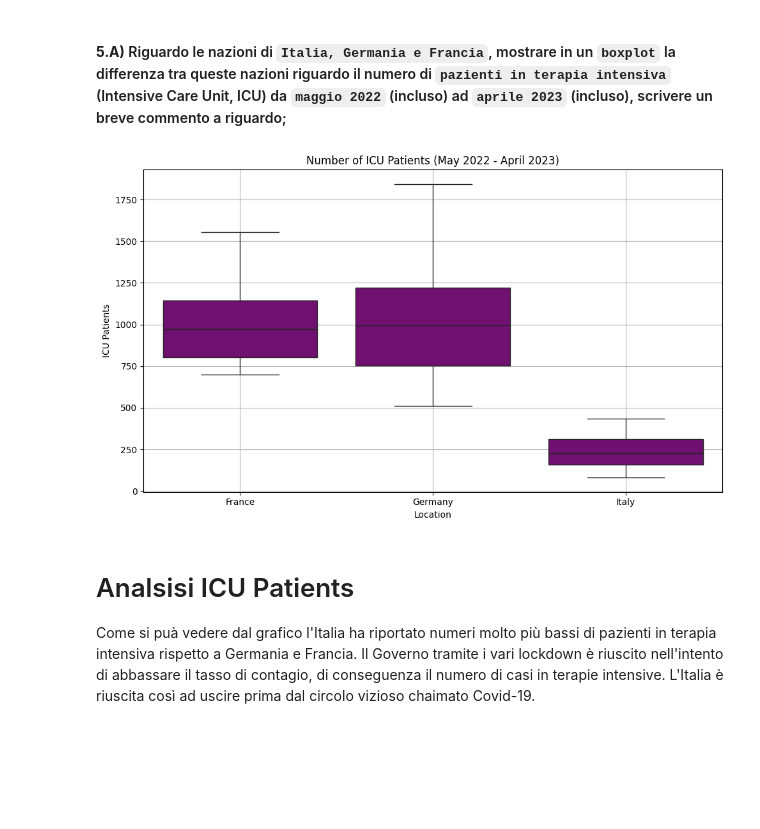
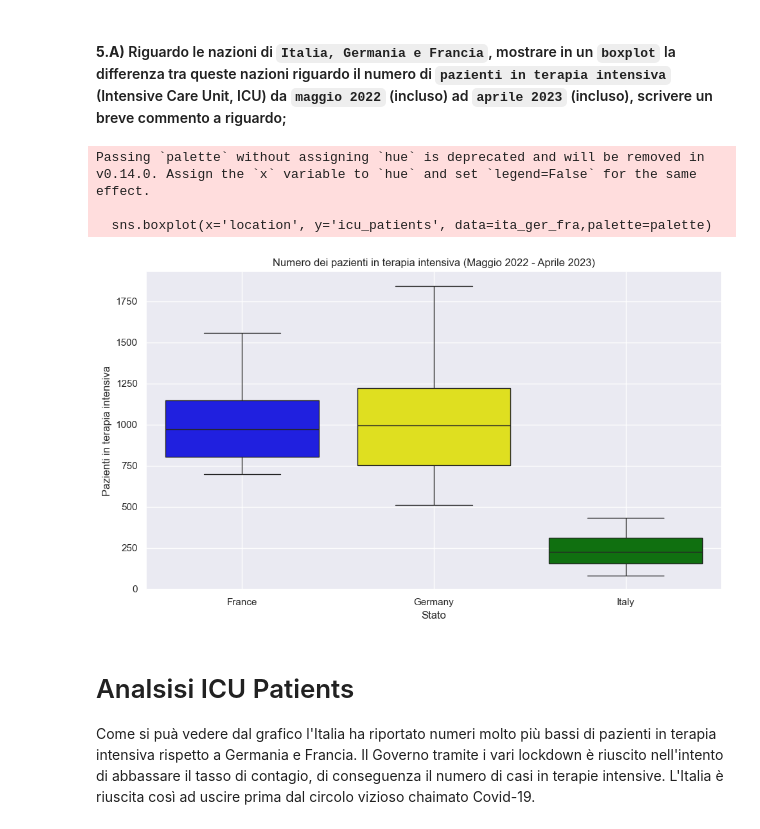
Before and after one commit to StefanoBertaccini1998/Epicode_Project, a Jupyter notebook: M4-4-3/analisi_py/analisi.ipynb, the cells around one changed output. Saved outputs shown, nothing was run; the diff lists cells and outputs as text; code cells hidden in the pictures; blank space fills up the shorter version.

```diff
--- a/M4-4-3/analisi_py/analisi.ipynb
+++ b/M4-4-3/analisi_py/analisi.ipynb
@@ -109,19 +100,18 @@ na["total_cases"].max()
 #### **2.A)** Per `ogni continente` di trovare `il numero di casi totali` avvenuti in quello stesso continente
 #### **2.B)** Si chiede di non considerare eventuali `locazioni` che nel dataset `non appartengono ad alcun continente`
 # %%
-total_casesS = notNa_world.groupby("continent")["total_cases"].max()
+# Data section
+not_world = covidDF[~(covidDF.continent == "World")]
+total_casesS = not_world.groupby("continent")["total_cases"].max()
+sns.set_style()
+# Graph section
 plt.figure(figsize=(16,6))
-
 barplot =sns.barplot(total_casesS, color='red')
-
 # Get the current axes (ax) from the barplot
 ax = barplot.axes
-
 # Format the tick labels on the y-axis
 ax.yaxis.set_major_formatter(plt.FuncFormatter(lambda x, _: format(int(x), ',')))
-
 barplot.set_xlabel("Continenti")
-
 # Set the label for the y-axis
 barplot.set_ylabel("Casi totali")
 # %% [output]
@@ -155,13 +137,18 @@ notNa[mask].groupby("continent")["new_cases"].agg(["sum","mean",lambda x: (round
 #### **4.B)** Mostrare con un `grafico` il numero di `nuovi casi` rispetto alla `data` (filtrare i dati se necessario).
 #### **4.C)** Mostrare infine un `grafico` che mostra l'andamento della `somma cumulativa nuovi casi` del 2022, commentare se ci sono similarità con l'andamento del numero dei `casi totali`;
 # %%
+# Data section
 italy = covidDF[covidDF.location == "Italy"]
 italy_2022 = italy[italy.date.dt.year == 2022]
+italy_2022 = italy_2022.sort_values(by='date')
 
-# Plot the data
-italy_2022 = italy_2022.sort_values(by='date')
+# Palette
+countries = ['Italy', 'Germany', 'France','Spain']
+palette = palette = {'Italy': 'green', 'Germany': 'yellow', 'France': 'blue','Spain':'purple'}
+
+# Graph section
 plt.figure(figsize=(20, 6))
-plt.plot(italy_2022['date'], italy_2022['total_cases'], color='red', marker='o', linestyle='-')
+plt.plot(italy_2022['date'], italy_2022['total_cases'], color='red')
 # Get the current axes (ax) from the barplot
 plt.title('4.A) Andamento casi totali in Italia')
 plt.xlabel('Data')
@@ -218,23 +210,26 @@ plt.show()
 # %% [markdown]
 #### **5.A)** Riguardo le nazioni di `Italia, Germania e Francia`, mostrare in un `boxplot` la differenza tra queste nazioni riguardo il numero di `pazienti in terapia intensiva` (Intensive Care Unit, ICU) da `maggio 2022` (incluso) ad `aprile 2023` (incluso), scrivere un breve commento a riguardo;
 # %%
+# Data section
 countries = ['Italy', 'Germany', 'France']
 start_date = pd.to_datetime('2022-05-01')
 end_date = pd.to_datetime('2023-04-30')
-
 ita_ger_fra = covidDF[(covidDF['location'].isin(countries)) & ((covidDF['date'] >= start_date) & (covidDF['date'] <= end_date))]
 
+# Graph section
 plt.figure(figsize=(10, 6))
-sns.boxplot(x='location', y='icu_patients', data=ita_ger_fra, color='purple')
-plt.title('Number of ICU Patients (May 2022 - April 2023)')
-plt.xlabel('Location')
-plt.ylabel('ICU Patients')
+sns.boxplot(x='location', y='icu_patients', data=ita_ger_fra,palette=palette)
+plt.title('Numero dei pazienti in terapia intensiva (Maggio 2022 - Aprile 2023)')
+plt.xlabel('Stato')
+plt.ylabel('Pazienti in terapia intensiva')
 plt.grid(True)
-
 plt.tight_layout()
 plt.show()
 # %% [output]
+Passing `palette` without assigning `hue` is deprecated and will be removed in v0.14.0. Assign the `x` variable to `hue` and set `legend=False` for the same effect.
+
+  sns.boxplot(x='location', y='icu_patients', data=ita_ger_fra,palette=palette)
-[figure, old version]
+[figure, new version]
 # %% [markdown]
 # Analsisi ICU Patients
 
```
Also changed, not shown: parts of 23 cells of this notebook.
